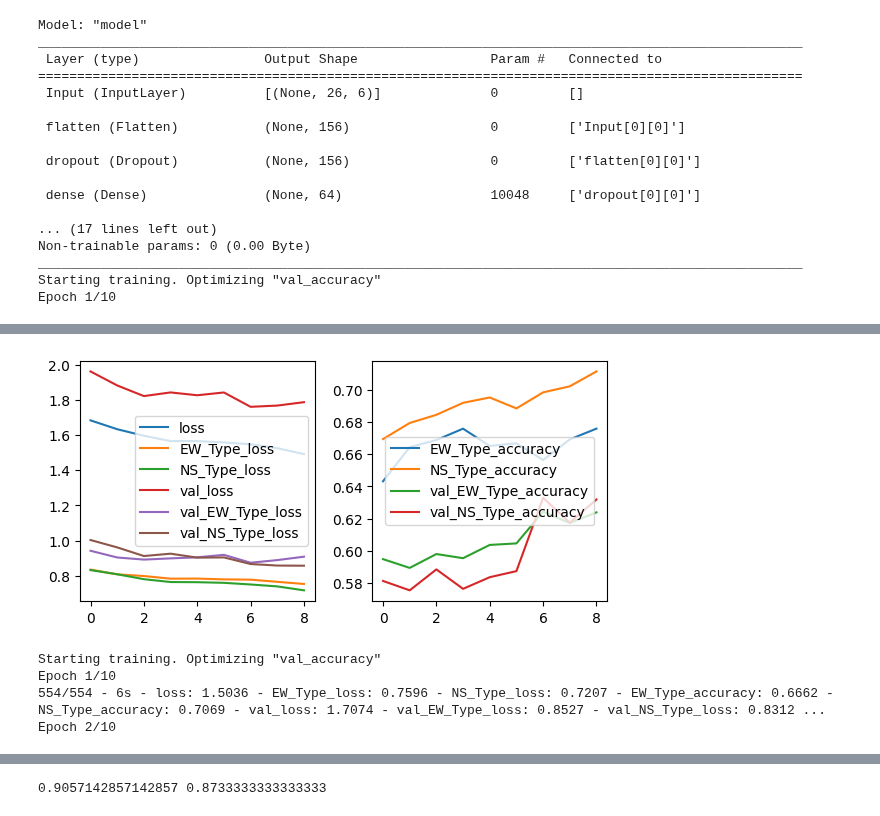
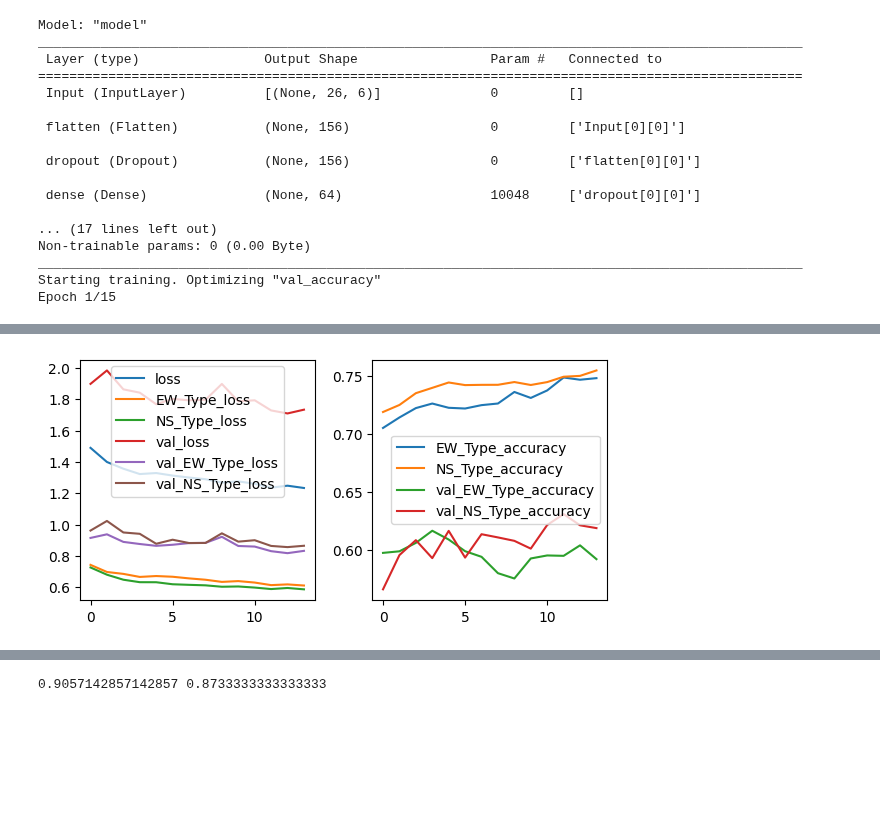
Before and after one commit to DavidBaldsiefen/splid-challenge, a Jupyter notebook: node_classifier.ipynb, the cells around one changed output, grey strips where cells are left out. Saved outputs shown, nothing was run; the diff lists cells and outputs as text; code cells hidden in the pictures; blank space fills up the shorter version.

```diff
--- a/node_classifier.ipynb
+++ b/node_classifier.ipynb
@@ -24,7 +24,7 @@ labels_dir = challenge_data_dir / 'train_labels.csv'
 
 split_dataframes = datahandler.load_and_prepare_dataframes(data_dir, labels_dir)
 
-some_dataframes = {df_k : split_dataframes[df_k] for df_k in list(split_dataframes.keys())[:500]}
+some_dataframes = {df_k : split_dataframes[df_k] for df_k in list(split_dataframes.keys())[:1000]}
 # %%
 input_features = ['Eccentricity', 'Semimajor Axis (m)', 'Inclination (deg)', 'RAAN (deg)',
        'Argument of Periapsis (deg)', 'True Anomaly (deg)', 'Latitude (deg)',
@@ -95,8 +95,8 @@ Your kernel may have been built without NUMA support.
 #dense_model = prediction_models.Dense_NN(train_combined, conv1d_layers=[], dense_layers=[1], l2_reg=0.00001, mixed_dropout=0.2, lr_scheduler=[70000,0.9], seed=0)
 
 dense_model = prediction_models.Dense_NN(val_combined, conv1d_layers=[],
-                                       dense_layers=[64,32,16], l2_reg=0.0001, input_dropout=0.1, mixed_dropout=0.5,
-                                       lr_scheduler=[10000,0.9], seed=0)
+                                       dense_layers=[64,32,16], l2_reg=0.0001, input_dropout=0.1, mixed_dropout=0.3,
+                                       lr_scheduler=[30000,0.9], seed=0)
 
 dense_model.summary()
 
@@ -109,7 +109,7 @@ w_1 = 22.0
 w_2 = 16.0
 w_3 = 2.9
 
-hist = dense_model.fit(train_combined, val_ds=val_combined, epochs=10, verbose=2, plot_hist=True,
+hist = dense_model.fit(train_combined, val_ds=val_combined, epochs=15, verbose=2, plot_hist=True,
                        #class_weight={0: w_0, 1: w_1, 2: w_2, 3: w_3},
                        callbacks=[])
 #dense_model.model.save('models/ew_ns_classifier_new.hdf5')
@@ -130,4 +130,4 @@ ________________________________________________________________________________
 Non-trainable params: 0 (0.00 Byte)
 __________________________________________________________________________________________________
 Starting training. Optimizing "val_accuracy"
-Epoch 1/10
+Epoch 1/15
@@ -157 +157 @@ Evaluating model:
-[figure, old version]
+[figure, new version]
@@ -160,9 +157,0 @@ dense_model.model.save('models/ew_type_classifier_new.hdf5')
-# %%
-hist = dense_model.fit(train_combined, val_ds=val_combined, epochs=10, verbose=2, plot_hist=False, callbacks=[])
-dense_model.plot_hist(hist, [k for k in hist.history.keys() if 'loss' in k])
-dense_model.plot_hist(hist, [k for k in hist.history.keys() if 'accuracy' in k])
-# %% [output]
-Starting training. Optimizing "val_accuracy"
-Epoch 1/10
-554/554 - 6s - loss: 1.5036 - EW_Type_loss: 0.7596 - NS_Type_loss: 0.7207 - EW_Type_accuracy: 0.6662 - NS_Type_accuracy: 0.7069 - val_loss: 1.7074 - val_EW_Type_loss: 0.8527 - val_NS_Type_loss: 0.8312 ...
-Epoch 2/10
```
Also changed, not shown: parts of 10 cells of this notebook, 4 other files.
